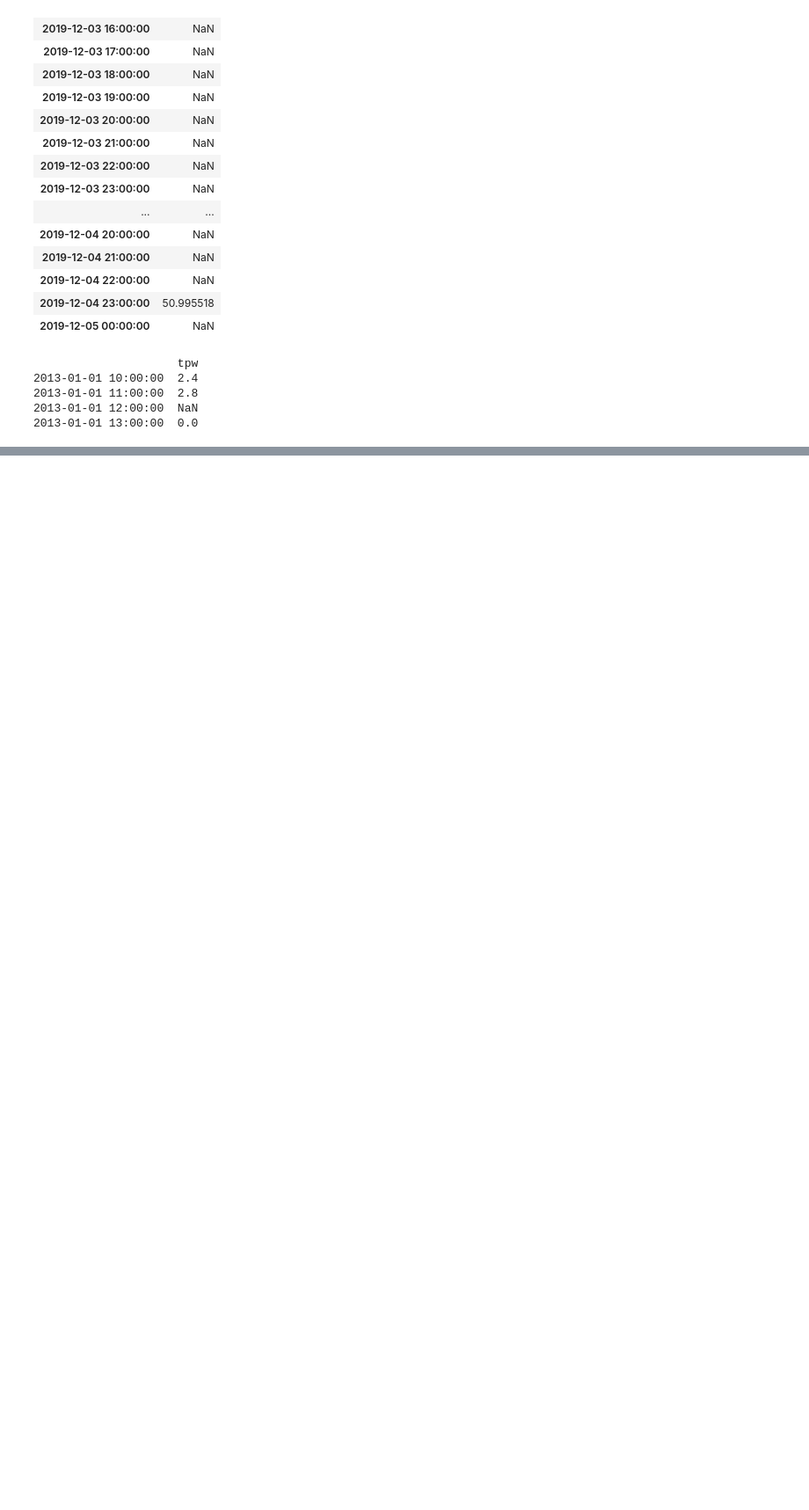
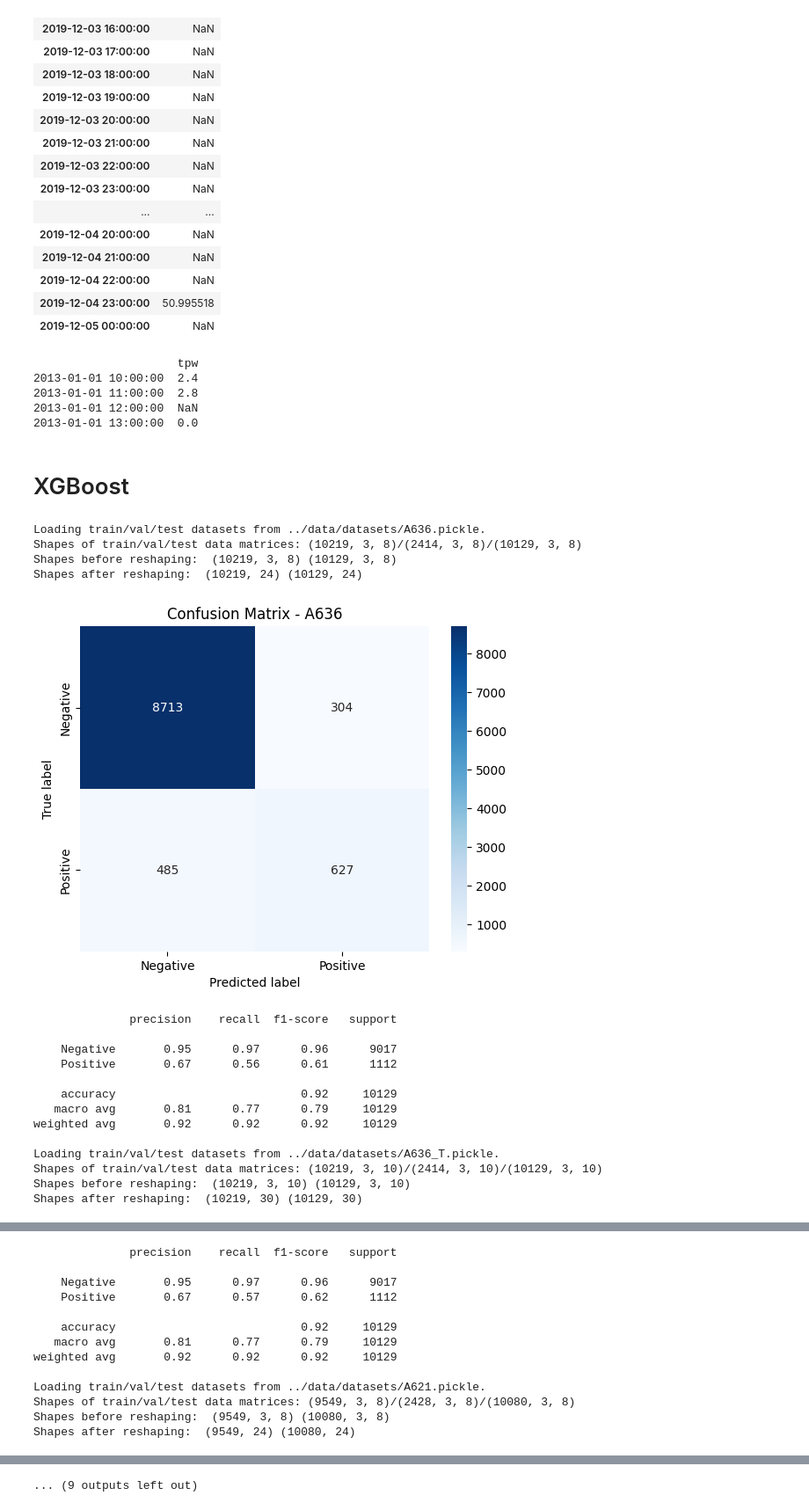
Before and after one commit to NietoCurcio/atmoseer, a Jupyter notebook: notebooks/lafusion.ipynb, the cells around one changed output, grey strips where cells are left out. Shown at 88% size. Saved outputs shown, nothing was run; the diff lists cells and outputs as text; code cells hidden in the pictures; blank space fills up the shorter version.

```diff
--- a/notebooks/lafusion.ipynb
+++ b/notebooks/lafusion.ipynb
@@ -2267,3 +2278,5 @@ print(df_time1)
 2013-01-01 11:00:00  2.8
 2013-01-01 12:00:00  NaN
 2013-01-01 13:00:00  0.0
+# %% [markdown]
+# XGBoost
@@ -2269,0 +2476,23 @@ print(df_time1)
+# %%
+for station in INMET_WEATHER_STATION_IDS:
+    train_and_test_classifier(station)
+    train_and_test_classifier(station + '_T')
+# %% [output]
+Loading train/val/test datasets from ../data/datasets/A636.pickle.
+Shapes of train/val/test data matrices: (10219, 3, 8)/(2414, 3, 8)/(10129, 3, 8)
+Shapes before reshaping:  (10219, 3, 8) (10129, 3, 8)
+Shapes after reshaping:  (10219, 24) (10129, 24)
+[figure, added]
+              precision    recall  f1-score   support
+
+    Negative       0.95      0.97      0.96      9017
+    Positive       0.67      0.56      0.61      1112
+
+    accuracy                           0.92     10129
+   macro avg       0.81      0.77      0.79     10129
+weighted avg       0.92      0.92      0.92     10129
+
+Loading train/val/test datasets from ../data/datasets/A636_T.pickle.
+Shapes of train/val/test data matrices: (10219, 3, 10)/(2414, 3, 10)/(10129, 3, 10)
+Shapes before reshaping:  (10219, 3, 10) (10129, 3, 10)
+Shapes after reshaping:  (10219, 30) (10129, 30)
@@ -2269,0 +2500,13 @@ print(df_time1)
+              precision    recall  f1-score   support
+
+    Negative       0.95      0.97      0.96      9017
+    Positive       0.67      0.57      0.62      1112
+
+    accuracy                           0.92     10129
+   macro avg       0.81      0.77      0.79     10129
+weighted avg       0.92      0.92      0.92     10129
+
+Loading train/val/test datasets from ../data/datasets/A621.pickle.
+Shapes of train/val/test data matrices: (9549, 3, 8)/(2428, 3, 8)/(10080, 3, 8)
+Shapes before reshaping:  (9549, 3, 8) (10080, 3, 8)
+Shapes after reshaping:  (9549, 24) (10080, 24)
@@ -2269,0 +2556 @@ print(df_time1)
+... (9 outputs left out)
```
Also changed, not shown: parts of 4 cells of this notebook, 4 other files.
